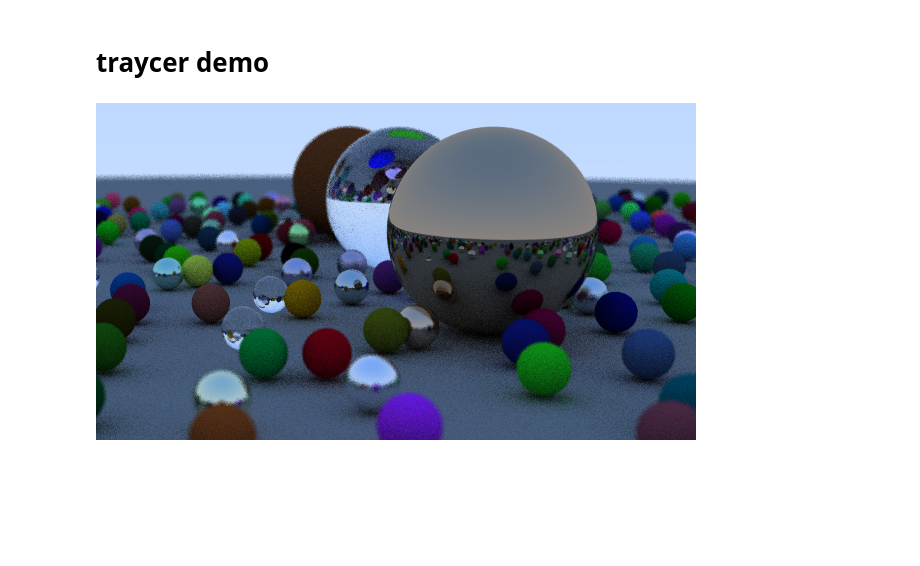
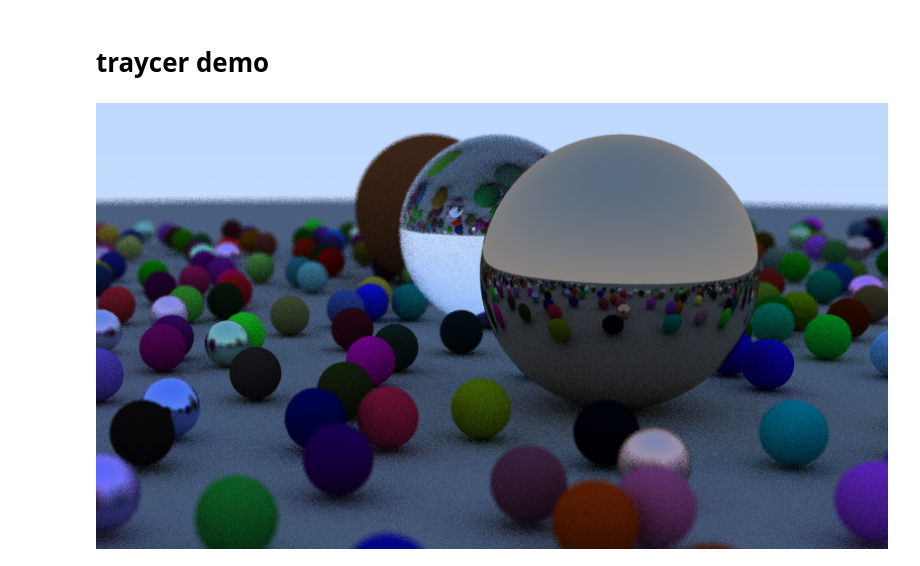
Before and after one commit to bpops/traycer, a Jupyter notebook: demo.ipynb, the cells around one changed output. Saved outputs shown, nothing was run; the diff lists cells and outputs as text; code cells hidden in the pictures; blank space fills up the shorter version.

```diff
--- a/demo.ipynb
+++ b/demo.ipynb
@@ -33,32 +33,32 @@ for a in range(-11,11,1):
             elif choose_mat < 0.95:
                 # metal
                 albedo = traycer.color()
                 albedo.randomize(min_v=0.5, max_v=1.0)
                 fuzz = np.random.uniform(0, 0.5)
                 sphere_material = traycer.metal(albedo, fuzz)
             else:
                 #glass
                 sphere_material = traycer.dielectric(1.5)
 
             world.add(traycer.sphere(center, 0.2, sphere_material))
 
 # add three large spheres
 material1 = traycer.dielectric(1.5)
 world.add(traycer.sphere(traycer.point3(0,1,0), 1.0, material1))
 material2 = traycer.lambertian(traycer.color(0.4,0.2,0.1))
 world.add(traycer.sphere(traycer.point3(-4,1,0), 1.0, material2))
 material3 = traycer.metal(traycer.color(0.7,0.6,0.5))
 world.add(traycer.sphere(traycer.point3(4,1,0), 1.0, material3))
 
 # set up camera
-cam = traycer.camera(image_width=600, lookfrom=traycer.point3(13,2,3),
+cam = traycer.camera(image_width=800, lookfrom=traycer.point3(13,2,3),
                      lookat=traycer.point3(0,0,0),
                      vup=traycer.vec3(0,1,0), vfov=20, defocus_angle=0.6,
                      focus_dist=10.0)
 
 # render and display
 image = cam.render(world, aa=30, max_depth=10)
 image.write(fname)
 display(Image.open(fname))
 # %% [output]
-[figure, old version]
+[figure, new version]
```
Also changed, not shown: 1 other file.
